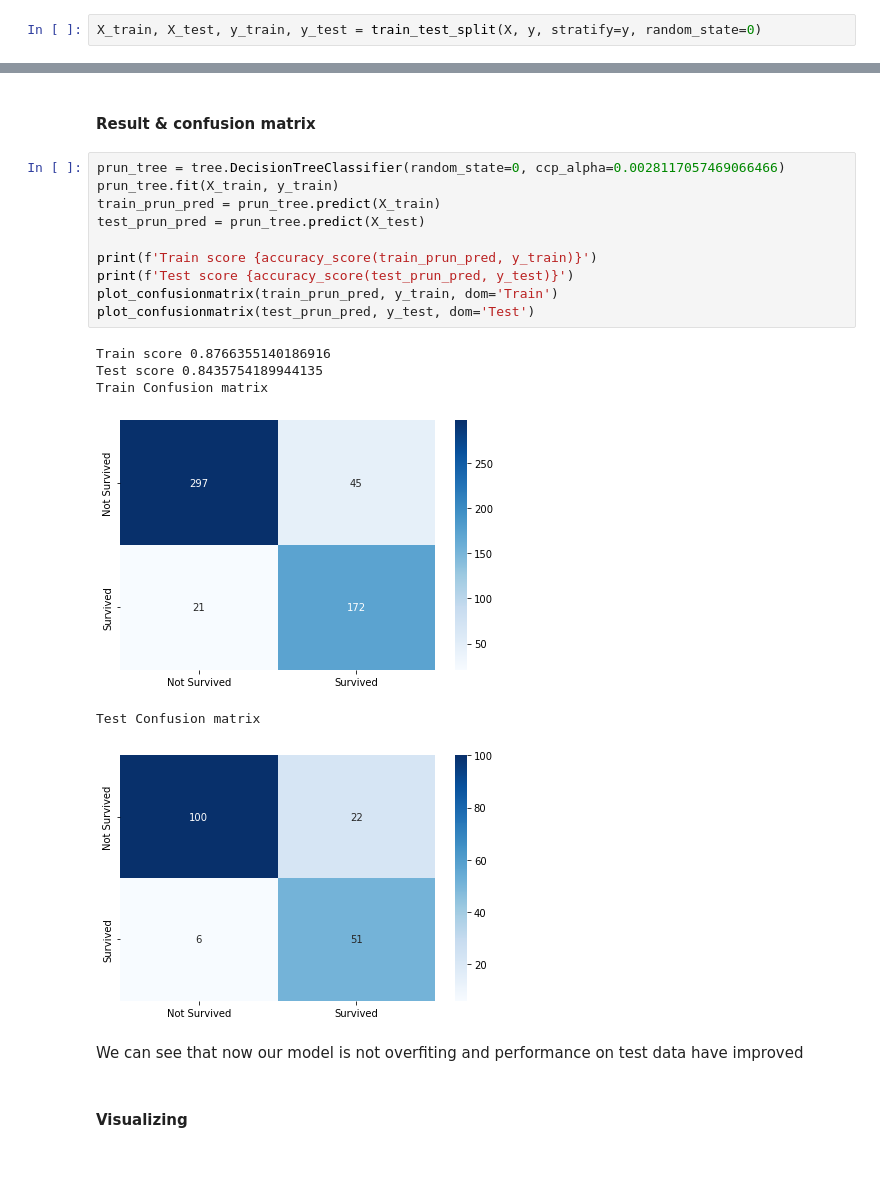
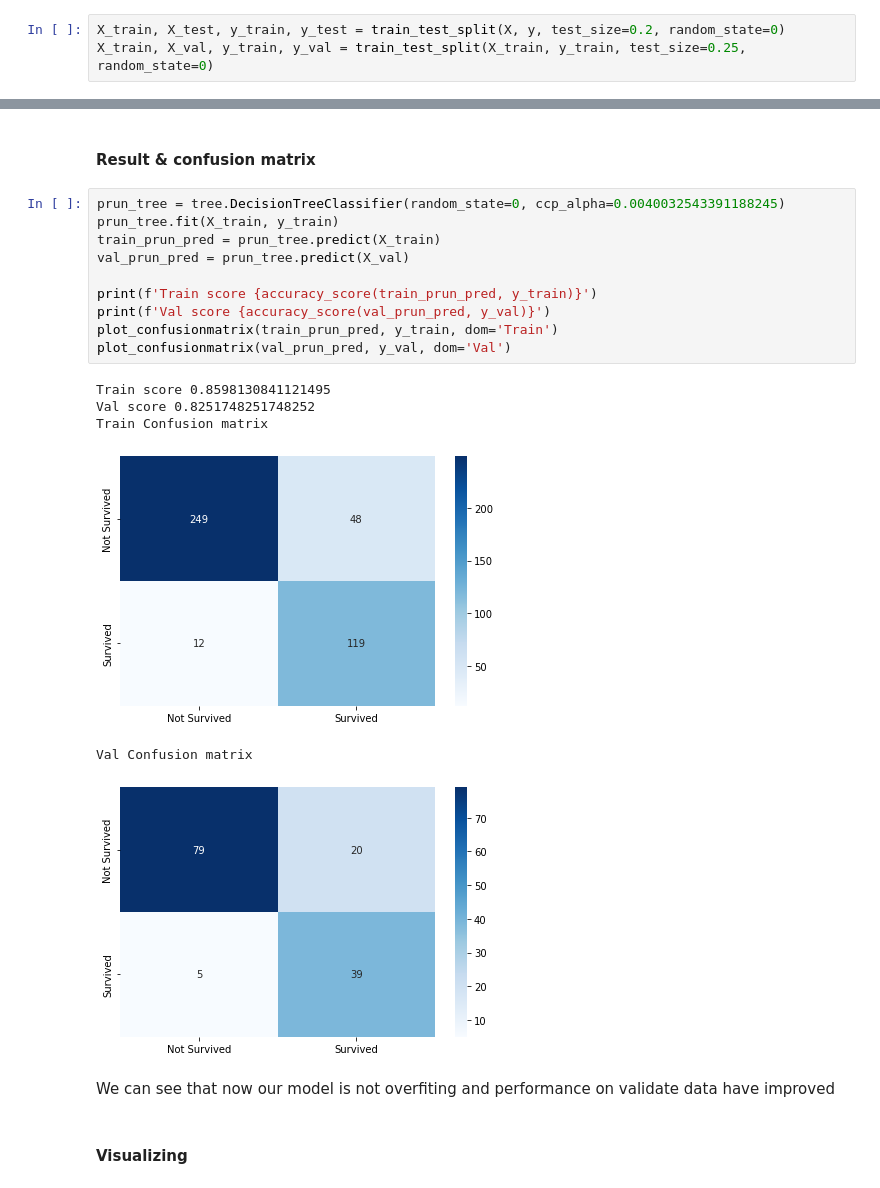
Before and after one commit to oleksii-harmash/the-global-ds-practice, a Jupyter notebook: practice/Models/ID3_Pruning.ipynb, the cells around one changed output, grey strips where cells are left out. Saved outputs shown, nothing was run; the diff lists cells and outputs as text.

Commit message:
Added comparing models

```diff
--- a/practice/Models/ID3_Pruning.ipynb
+++ b/practice/Models/ID3_Pruning.ipynb
@@ -20,7 +20,8 @@ X['Sex'] = X['Sex'].apply(lambda sex: 1 if sex == 'male' else 0)
 # %% [markdown]
 Splitting dataset to train and test
 # %%
-X_train, X_test, y_train, y_test = train_test_split(X, y, stratify=y, random_state=0)
+X_train, X_test, y_train, y_test = train_test_split(X, y, test_size=0.2, random_state=0)
+X_train, X_val, y_train, y_val = train_test_split(X_train, y_train, test_size=0.25, random_state=0)
 # %% [markdown]
 ## 1. Common ID3
 # %% [markdown]
@@ -218,24 +204,24 @@ ccp_alphas[test_acc.index(max(test_acc))]
 # %% [markdown]
 #### Result & confusion matrix
 # %%
-prun_tree = tree.DecisionTreeClassifier(random_state=0, ccp_alpha=0.0028117057469066466)
+prun_tree = tree.DecisionTreeClassifier(random_state=0, ccp_alpha=0.0040032543391188245)
 prun_tree.fit(X_train, y_train)
 train_prun_pred = prun_tree.predict(X_train)
-test_prun_pred = prun_tree.predict(X_test)
+val_prun_pred = prun_tree.predict(X_val)
 
 print(f'Train score {accuracy_score(train_prun_pred, y_train)}')
-print(f'Test score {accuracy_score(test_prun_pred, y_test)}')
+print(f'Val score {accuracy_score(val_prun_pred, y_val)}')
 plot_confusionmatrix(train_prun_pred, y_train, dom='Train')
-plot_confusionmatrix(test_prun_pred, y_test, dom='Test')
+plot_confusionmatrix(val_prun_pred, y_val, dom='Val')
 # %% [output]
-Train score 0.8766355140186916
-Test score 0.8435754189944135
+Train score 0.8598130841121495
+Val score 0.8251748251748252
 Train Confusion matrix
-[figure, old version]
+[figure, new version]
-Test Confusion matrix
+Val Confusion matrix
-[figure, old version]
+[figure, new version]
 # %% [markdown]
-We can see that now our model is not overfiting and performance on test data have improved
+We can see that now our model is not overfiting and performance on validate  data have improved
 # %% [markdown]
 #### Visualizing
 # %%
```
Also changed, not shown: parts of 18 cells of this notebook.
